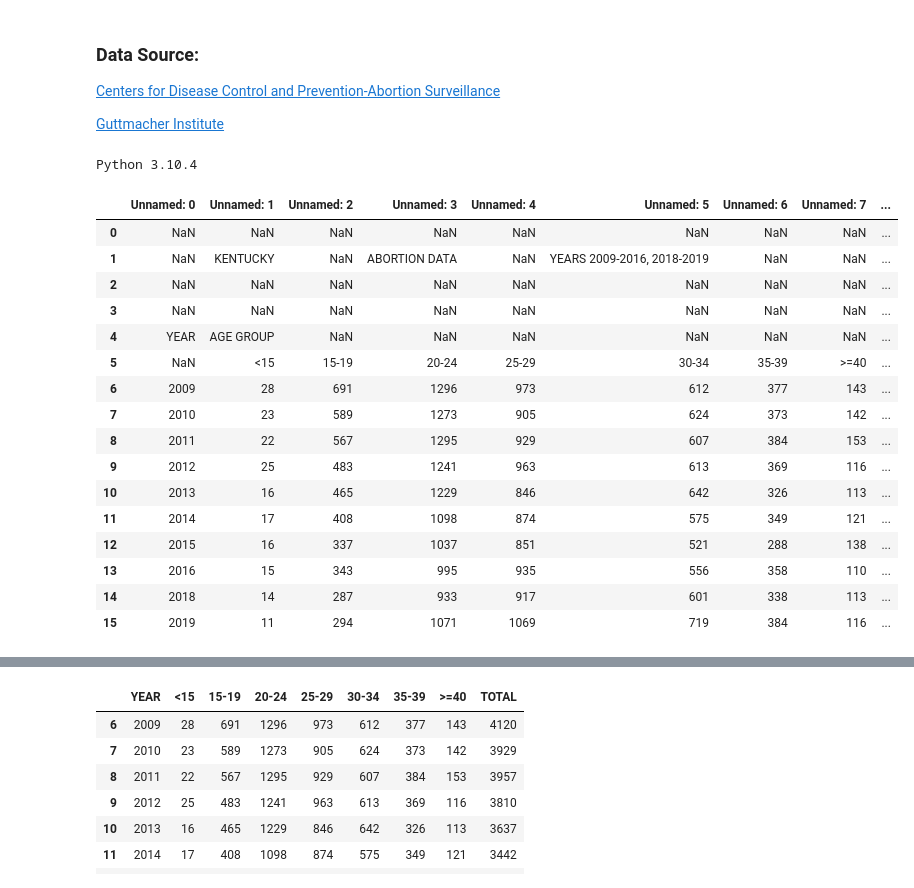
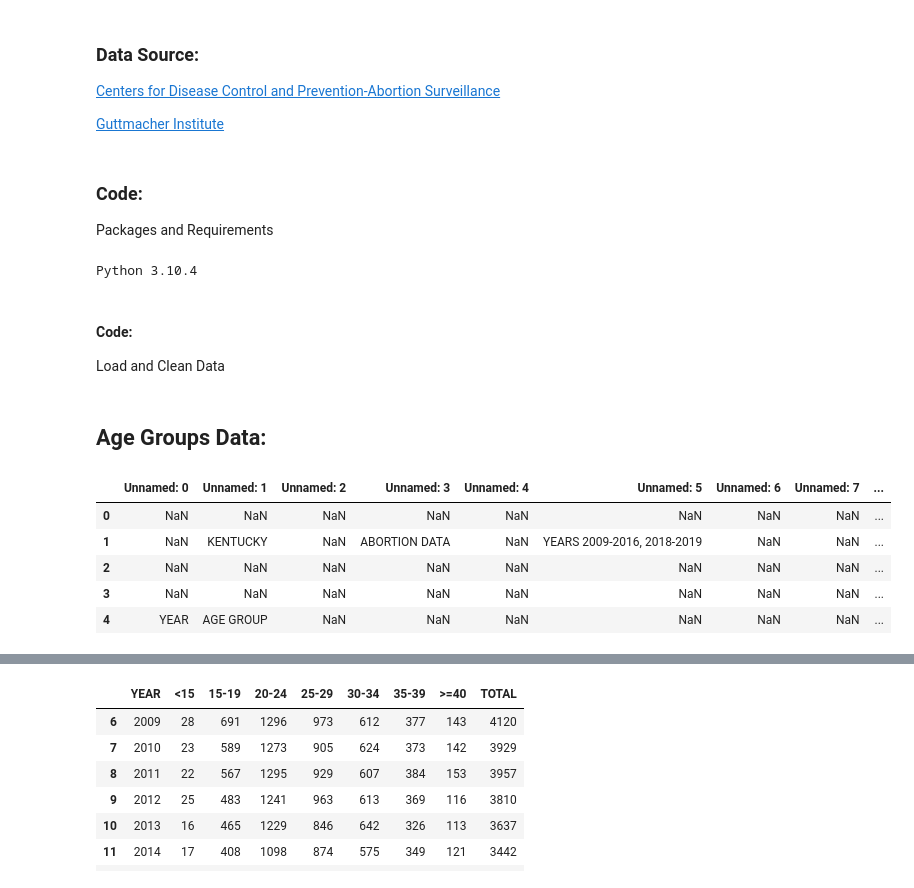
Before and after one commit to Vicky-Kaeser/ky_abortions, a Jupyter notebook: ky_abortion.ipynb, the cells around one changed output, grey strips where cells are left out. Saved outputs shown, nothing was run; the diff lists cells and outputs as text; code cells hidden in the pictures.

```diff
--- a/ky_abortion.ipynb
+++ b/ky_abortion.ipynb
@@ -14,6 +14,9 @@ An additional data set shows reproductive health and rights under attack by the
 [Centers for Disease Control and Prevention-Abortion Surveillance](https://search.cdc.gov/search/?query=kentucky%27s%20abortion%20clinics&dpage=1#results-web)
 
 [Guttmacher Institute](https://www.guttmacher.org/laws-affecting-reproductive-health-and-rights-2011-state-policy-review)
+# %% [markdown]
+### Code:
+Packages and Requirements
 # %%
 #verify python version
 !python --version
@@ -25,25 +28,20 @@ import pandas as pd
 import numpy as np
 import matplotlib.pyplot as plt
 import seaborn as sns
+# %% [markdown]
+#### Code:
+Load and Clean Data
+# %% [markdown]
+## Age Groups Data:
 # %%
+#load data
 age_df = pd.read_excel ('data_raw/age_gps/age_gps.xlsx')
-age_df.head(20)
+age_df.head(5)
 # %% [output]
 |  | Unnamed: 0 | Unnamed: 1 | Unnamed: 2 | Unnamed: 3 | Unnamed: 4 | Unnamed: 5 | Unnamed: 6 | Unnamed: 7 | ... |
 | 0 | NaN | NaN | NaN | NaN | NaN | NaN | NaN | NaN | ... |
 | 1 | NaN | KENTUCKY | NaN | ABORTION DATA | NaN | YEARS 2009-2016, 2018-2019 | NaN | NaN | ... |
 | 2 | NaN | NaN | NaN | NaN | NaN | NaN | NaN | NaN | ... |
 | 3 | NaN | NaN | NaN | NaN | NaN | NaN | NaN | NaN | ... |
 | 4 | YEAR | AGE GROUP | NaN | NaN | NaN | NaN | NaN | NaN | ... |
-| 5 | NaN | <15 | 15-19 | 20-24 | 25-29 | 30-34 | 35-39 | >=40 | ... |
-| 6 | 2009 | 28 | 691 | 1296 | 973 | 612 | 377 | 143 | ... |
-| 7 | 2010 | 23 | 589 | 1273 | 905 | 624 | 373 | 142 | ... |
-| 8 | 2011 | 22 | 567 | 1295 | 929 | 607 | 384 | 153 | ... |
-| 9 | 2012 | 25 | 483 | 1241 | 963 | 613 | 369 | 116 | ... |
-| 10 | 2013 | 16 | 465 | 1229 | 846 | 642 | 326 | 113 | ... |
-| 11 | 2014 | 17 | 408 | 1098 | 874 | 575 | 349 | 121 | ... |
-| 12 | 2015 | 16 | 337 | 1037 | 851 | 521 | 288 | 138 | ... |
-| 13 | 2016 | 15 | 343 | 995 | 935 | 556 | 358 | 110 | ... |
-| 14 | 2018 | 14 | 287 | 933 | 917 | 601 | 338 | 113 | ... |
-| 15 | 2019 | 11 | 294 | 1071 | 1069 | 719 | 384 | 116 | ... |
 # %%
```
Also changed, not shown: parts of 80 cells of this notebook, 1 other file.
